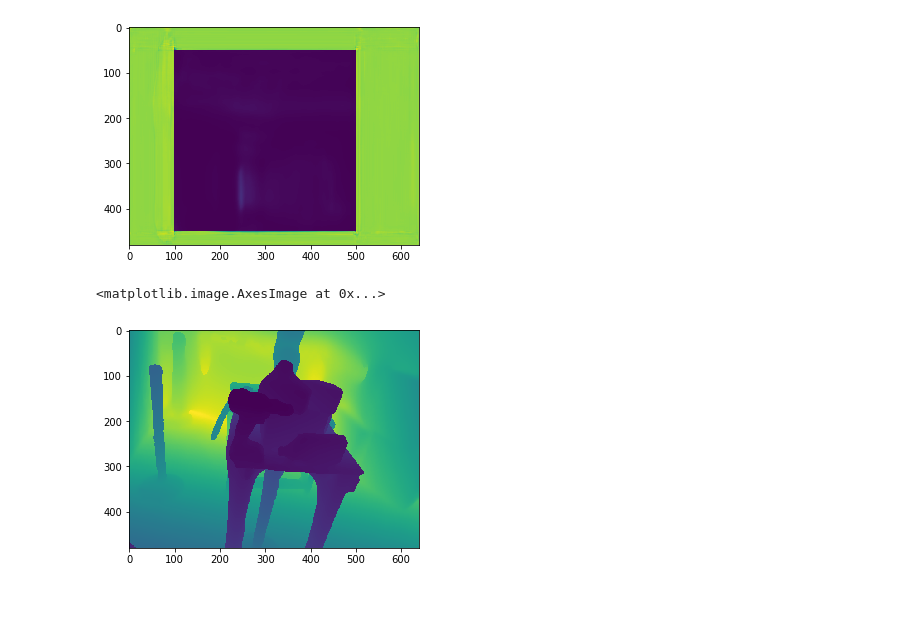
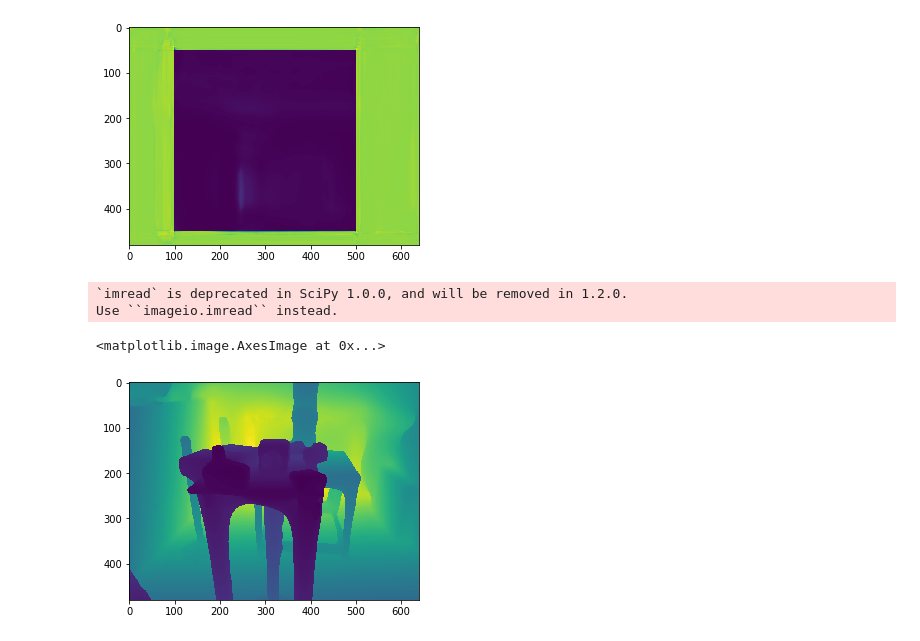
Before and after one commit to RobotLocomotion/spartan, a Jupyter notebook: src/DepthSim/python/notebooks/pixel-wise-cnnRes.ipynb, the cells around one changed output. Drawn from its saved outputs; the diff is of its cells as text; code cells hidden in the pictures; blank space fills up the shorter version.

```diff
--- a/src/DepthSim/python/notebooks/pixel-wise-cnnRes.ipynb
+++ b/src/DepthSim/python/notebooks/pixel-wise-cnnRes.ipynb
@@ -646,40 +850,0 @@ KeyboardInterrupt:
-# %%
-conv1 = Conv2D(4, 3, activation = 'relu', padding = 'same', kernel_initializer = 'he_normal',data_format='channels_last')(inputs)
-conv1 = Conv2D(4, 3, activation = 'relu', padding = 'same', kernel_initializer = 'he_normal',data_format='channels_last')(conv1)
-pool1 = MaxPooling2D(pool_size=(2, 2),data_format='channels_last')(conv1)
-
-conv2 = Conv2D(8, 3, activation = 'relu', padding = 'same', kernel_initializer = 'he_normal',data_format='channels_last')(pool1)
-conv2 = Conv2D(8, 3, activation = 'relu', padding = 'same', kernel_initializer = 'he_normal',data_format='channels_last')(conv2)
-pool2 = MaxPooling2D(pool_size=(2, 2),data_format='channels_last')(conv2)
-
-conv3 = Conv2D(32, 3, activation = 'relu', padding = 'same', kernel_initializer = 'he_normal',data_format='channels_last')(pool2)
-conv3 = Conv2D(32, 3, activation = 'relu', padding = 'same', kernel_initializer = 'he_normal',data_format='channels_last')(conv3)
-pool3 = MaxPooling2D(pool_size=(2, 2),data_format='channels_last')(conv3)
-
-
-conv5 = Conv2D(64, 3, activation = 'relu', padding = 'same', kernel_initializer = 'he_normal',data_format='channels_last')(pool3)
-conv5 = Conv2D(64, 3, activation = 'relu', padding = 'same', kernel_initializer = 'he_normal',data_format='channels_last')(conv5)
-drop5 = Dropout(0.5)(conv5)
-
-up7 = Conv2D(32, 2, activation = 'relu', padding = 'same', kernel_initializer = 'he_normal',data_format='channels_last')(UpSampling2D(size = (2,2),data_format='channels_last')(conv5))
-merge7 = merge([conv3,up7], mode = 'concat', concat_axis = 3)
-conv7 = Conv2D(32, 3, activation = 'relu', padding = 'same', kernel_initializer = 'he_normal',data_format='channels_last')(merge7)
-conv7 = Conv2D(32, 3, activation = 'relu', padding = 'same', kernel_initializer = 'he_normal',data_format='channels_last')(conv7)
-
-up8 = Conv2D(8, 2, activation = 'relu', padding = 'same', kernel_initializer = 'he_normal',data_format='channels_last')(UpSampling2D(size = (2,2),data_format='channels_last')(conv7))
-merge8 = merge([conv2,up8], mode = 'concat', concat_axis = 3)
-conv8 = Conv2D(8, 3, activation = 'relu', padding = 'same', kernel_initializer = 'he_normal',data_format='channels_last')(merge8)
-conv8 = Conv2D(8, 3, activation = 'relu', padding = 'same', kernel_initializer = 'he_normal',data_format='channels_last')(conv8)
-
-up9 = Conv2D(4, 2, activation = 'relu', padding = 'same', kernel_initializer = 'he_normal',data_format='channels_last')(UpSampling2D(size = (2,2),data_format='channels_last')(conv8))
-merge9 = merge([conv1,up9], mode = 'concat', concat_axis = 3)
-conv9 = Conv2D(4, 3, activation = 'relu', padding = 'same', kernel_initializer = 'he_normal',data_format='channels_last')(merge9)
-conv9 = Conv2D(4, 3, activation = 'relu', padding = 'same', kernel_initializer = 'he_normal',data_format='channels_last')(conv9)
-conv9 = Conv2D(2, 3, activation = 'relu', padding = 'same', kernel_initializer = 'he_normal',data_format='channels_last')(conv9)
-conv10 = Conv2D(1, 1, activation = 'sigmoid',data_format='channels_last')(conv9)
-#crop = Cropping2D(cropping=((0, 0), (0, 0)), data_format='channels_last')
-
-
-model = Model(input = inputs, output = conv10)
-print model.summary()
-model.compile(optimizer = optimizers.Adam(lr = 1e-4), loss = 'binary_crossentropy', metrics = ['accuracy'])
@@ -704,3 +851,5 @@ None
+# %%
+model.load_weights("../models/net_depth_seg_v1.hdf5")
 # %%
 def network(input_image_tensor):
     def resnet_block_1(input_features, nb_features=16, nb_kernel_rows=3, nb_kernel_cols=3):
@@ -920,13 +1070,22 @@ Use ``skimage.transform.resize`` instead.
 <matplotlib.image.AxesImage at 0x...>
 [figure]
 [figure]
+# %%
+test = train.next()
+X_Test = test[0][0:1]
+
+Y_Test = test[1][0:1]
+imgs_mask_test = autoencoder.predict_on_batch(X_Test)
+# %% [output]
+`imread` is deprecated in SciPy 1.0.0, and will be removed in 1.2.0.
+Use ``imageio.imread`` instead.
 # %%
 %matplotlib inline
-img = np.reshape(X_Test[0],(480,640))
+img = X_Test[0][:,:,0]
 plt.imshow(img)
 # %% [output]
 <matplotlib.image.AxesImage at 0x...>
-[figure, old version]
+[figure, new version]
 # %%
 %matplotlib inline
 img = np.reshape(imgs_mask_test[0],(480,640))
```
Also changed, not shown: parts of 37 cells of this notebook, 2 other files.
